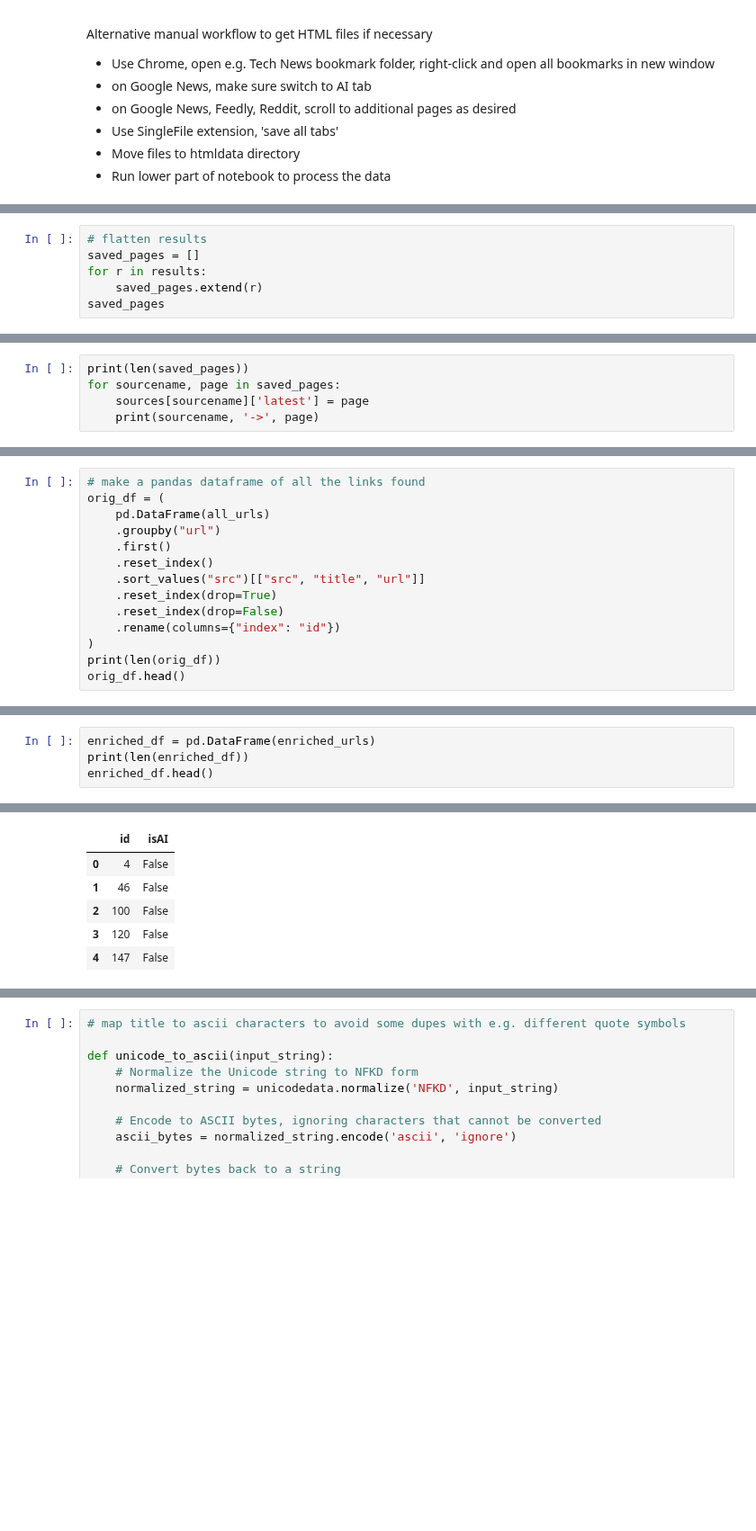
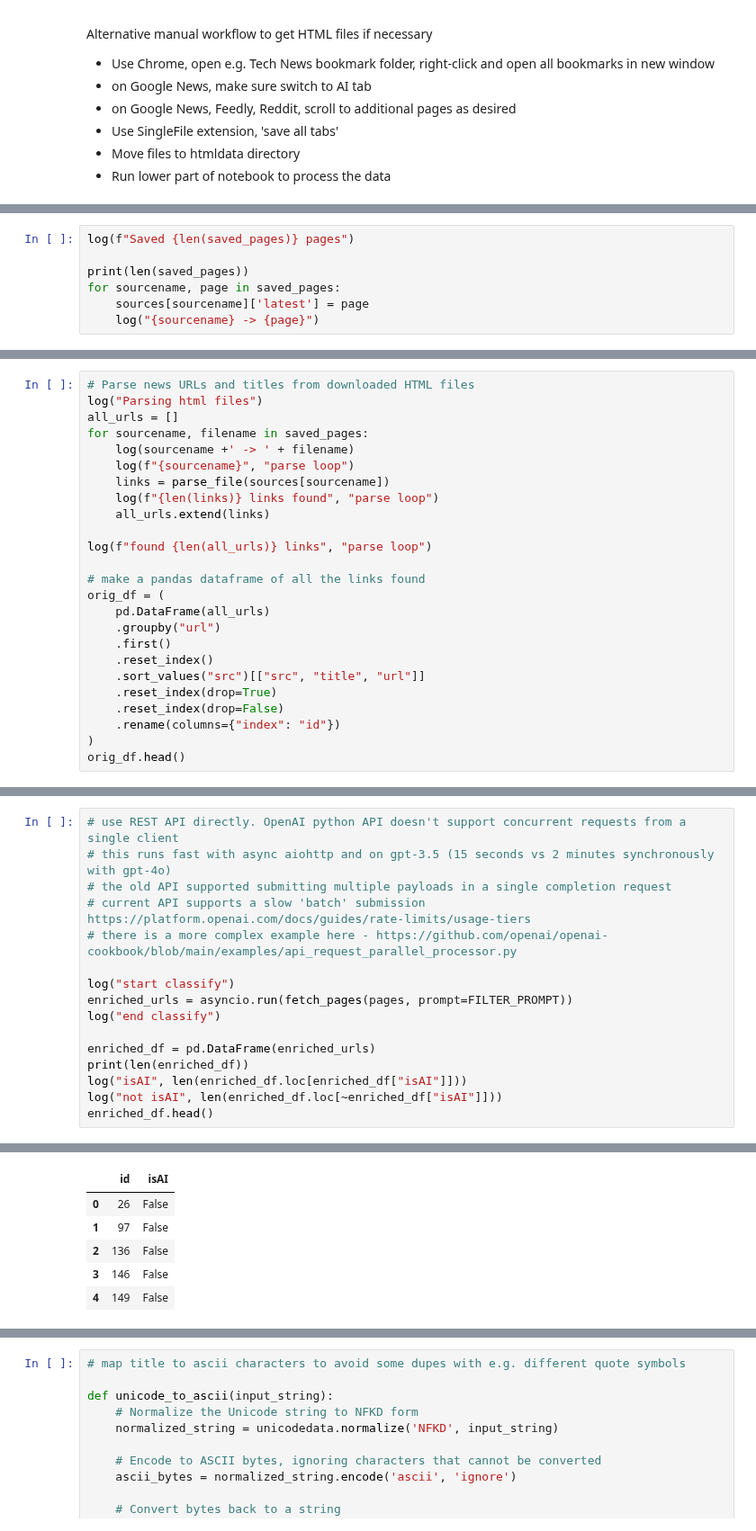
Before and after one commit to druce/AInewsbot, a Jupyter notebook: AInewsbot.ipynb, the cells around one changed output, grey strips where cells are left out. Shown at 90% size. Cells and saved outputs as stored; diff of their text form; blank space fills up the shorter version.

```diff
--- a/AInewsbot.ipynb
+++ b/AInewsbot.ipynb
@@ -311,6 +254,0 @@ dom.find/</<@chrome://remote/content/shared/DOM.sys.mjs:136:16
-# %%
-# flatten results
-saved_pages = []
-for r in results:
-    saved_pages.extend(r)
-saved_pages
@@ -385,5 +255,7 @@ saved_pages
 # %%
+log(f"Saved {len(saved_pages)} pages")
+
 print(len(saved_pages))
 for sourcename, page in saved_pages:
     sources[sourcename]['latest'] = page
-    print(sourcename, '->', page)
+    log("{sourcename} -> {page}")
@@ -454,4 +264,16 @@ Reddit -> htmldata/top scoring links _ multi (07_03_2024 08_10_11 PM).html
 # %%
+# Parse news URLs and titles from downloaded HTML files
+log("Parsing html files")
+all_urls = []
+for sourcename, filename in saved_pages:
+    log(sourcename +' -> ' + filename)
+    log(f"{sourcename}", "parse loop")
+    links = parse_file(sources[sourcename])
+    log(f"{len(links)} links found", "parse loop")
+    all_urls.extend(links)
+
+log(f"found {len(all_urls)} links", "parse loop")
+
 # make a pandas dataframe of all the links found
 orig_df = (
     pd.DataFrame(all_urls)
@@ -463,6 +285,5 @@ orig_df = (
     .reset_index(drop=False)
     .rename(columns={"index": "id"})
 )
-print(len(orig_df))
 orig_df.head()
 # %% [output]
@@ -653,5 +381,17 @@ print(datetime.now())
 # %%
+# use REST API directly. OpenAI python API doesn't support concurrent requests from a single client
+# this runs fast with async aiohttp and on gpt-3.5 (15 seconds vs 2 minutes synchronously with gpt-4o)
+# the old API supported submitting multiple payloads in a single completion request
+# current API supports a slow 'batch' submission https://platform.openai.com/docs/guides/rate-limits/usage-tiers
+# there is a more complex example here - https://github.com/openai/openai-cookbook/blob/main/examples/api_request_parallel_processor.py
+
+log("start classify")
+enriched_urls = asyncio.run(fetch_pages(pages, prompt=FILTER_PROMPT))
+log("end classify")
+
 enriched_df = pd.DataFrame(enriched_urls)
 print(len(enriched_df))
+log("isAI", len(enriched_df.loc[enriched_df["isAI"]]))
+log("not isAI", len(enriched_df.loc[~enriched_df["isAI"]]))
 enriched_df.head()
 # %% [output]
@@ -659,6 +416,6 @@ enriched_df.head()
 |  | id | isAI |
-| 0 | 4 | False |
-| 1 | 46 | False |
-| 2 | 100 | False |
-| 3 | 120 | False |
-| 4 | 147 | False |
+| 0 | 26 | False |
+| 1 | 97 | False |
+| 2 | 136 | False |
+| 3 | 146 | False |
+| 4 | 149 | False |
```
Also changed, not shown: parts of 116 cells of this notebook, 6 other files.
